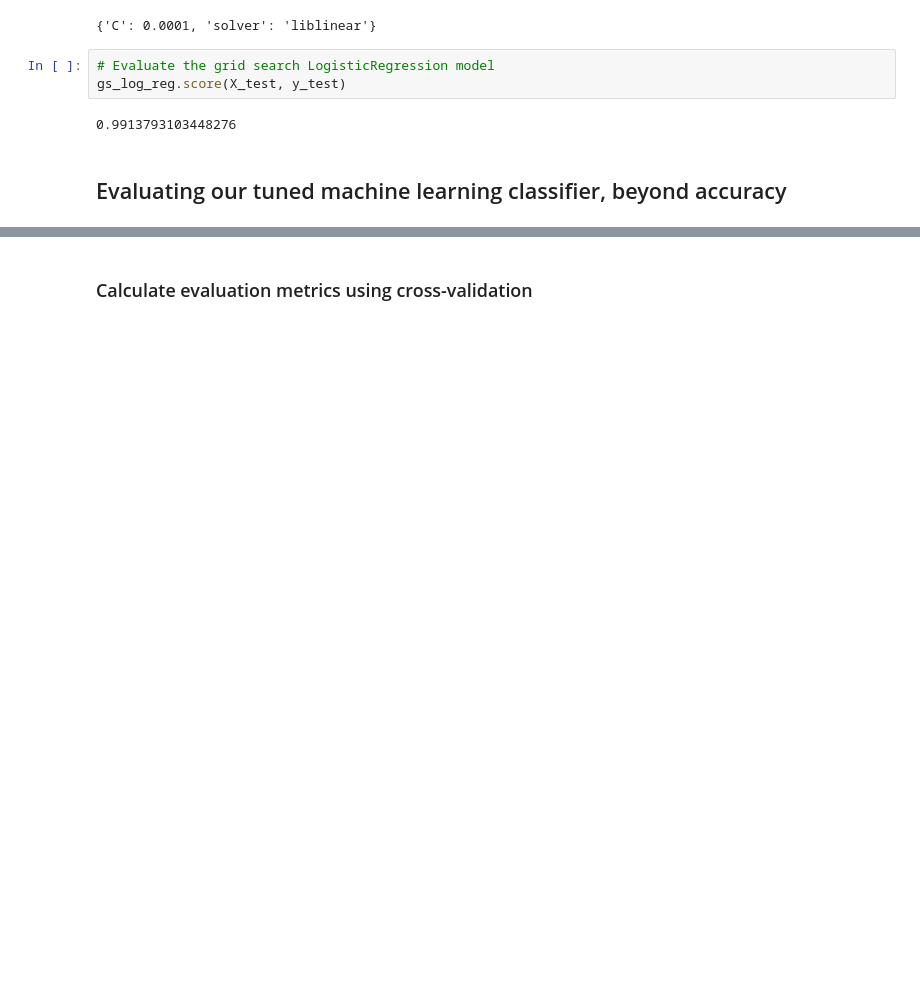
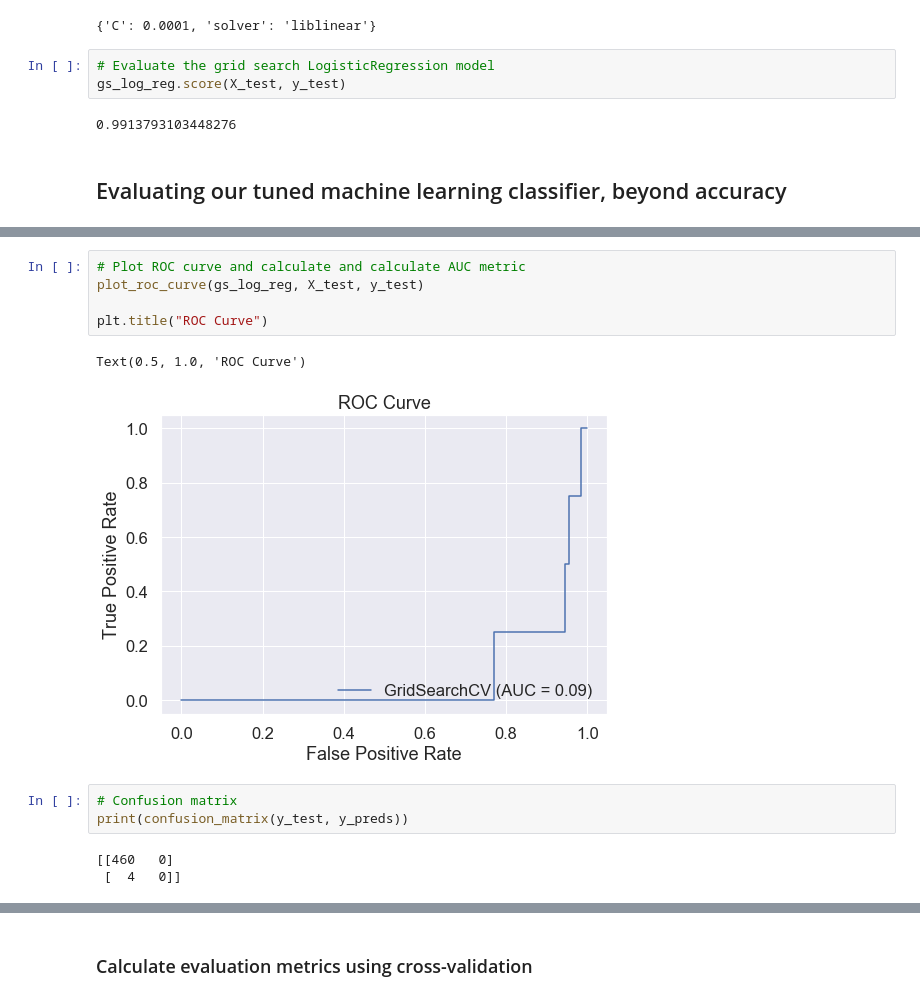
Before and after one commit to eunicode/ml-ds-covid, a Jupyter notebook: covid-19-fatality-prediction.ipynb, the cells around one changed output, grey strips where cells are left out. Drawn from its saved outputs; the diff is of its cells as text; blank space fills up the shorter version.

```diff
--- a/covid-19-fatality-prediction.ipynb
+++ b/covid-19-fatality-prediction.ipynb
@@ -973,0 +1043,14 @@ gs_log_reg.score(X_test, y_test)
+# %%
+# Plot ROC curve and calculate and calculate AUC metric
+plot_roc_curve(gs_log_reg, X_test, y_test)
+
+plt.title("ROC Curve")
+# %% [output]
+Text(0.5, 1.0, 'ROC Curve')
+[figure, added]
+# %%
+# Confusion matrix
+print(confusion_matrix(y_test, y_preds))
+# %% [output]
+[[460   0]
+ [  4   0]]
```
Also changed, not shown: parts of 38 cells of this notebook, 1 other file.
